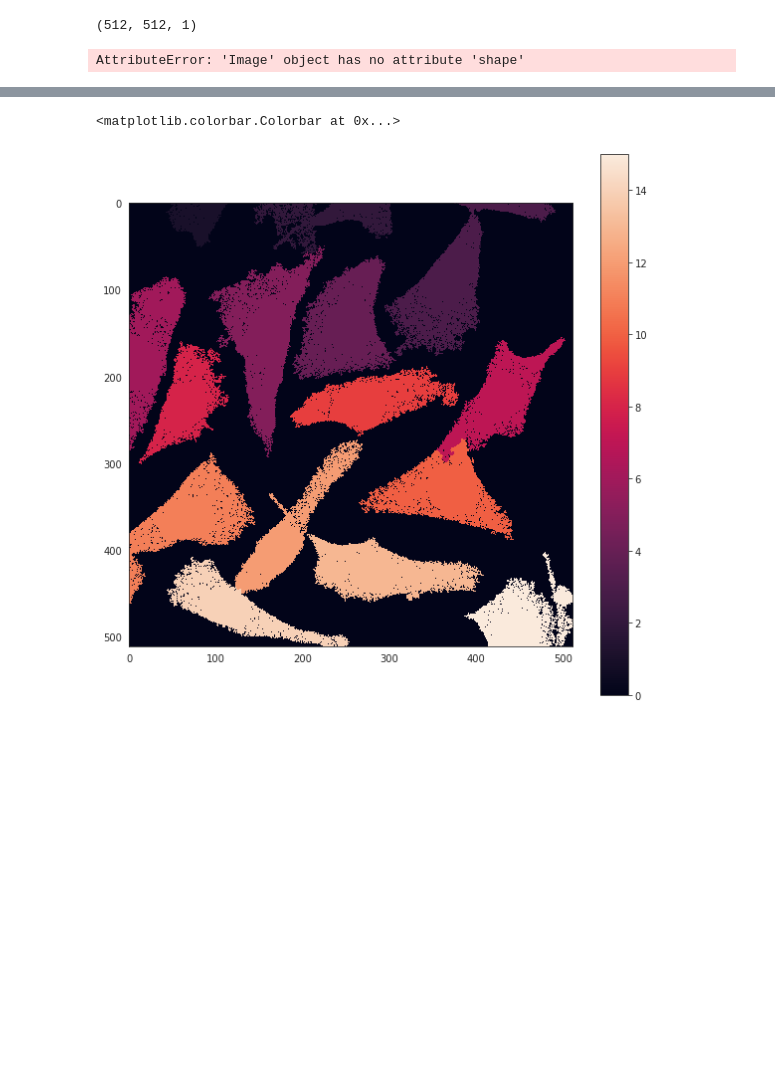
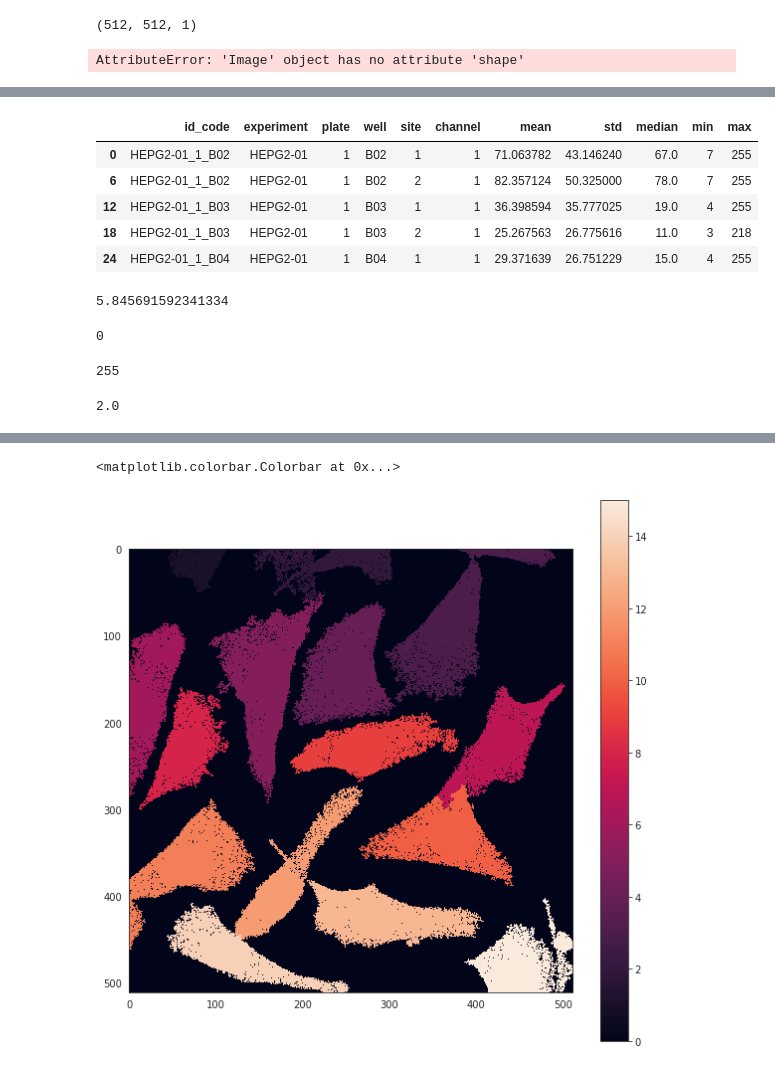
Before and after one commit to serokell/HPA, a Jupyter notebook: IPython/CellsClusterisation.ipynb, the cells around one changed output, grey strips where cells are left out. Drawn from its saved outputs; the diff is of its cells as text; code cells hidden in the pictures; blank space fills up the shorter version.

```diff
--- a/IPython/CellsClusterisation.ipynb
+++ b/IPython/CellsClusterisation.ipynb
@@ -231,3 +247,29 @@ AttributeError: 'Image' object has no attribute 'shape'
+# %%
+ch1_stats = pixel_stats[pixel_stats['channel'] == 1]
+ch1_stats.head()
+# %% [output]
+|  | id_code | experiment | plate | well | site | channel | mean | std | median | min | max |
+| 0 | HEPG2-01_1_B02 | HEPG2-01 | 1 | B02 | 1 | 1 | 71.063782 | 43.146240 | 67.0 | 7 | 255 |
+| 6 | HEPG2-01_1_B02 | HEPG2-01 | 1 | B02 | 2 | 1 | 82.357124 | 50.325000 | 78.0 | 7 | 255 |
+| 12 | HEPG2-01_1_B03 | HEPG2-01 | 1 | B03 | 1 | 1 | 36.398594 | 35.777025 | 19.0 | 4 | 255 |
+| 18 | HEPG2-01_1_B03 | HEPG2-01 | 1 | B03 | 2 | 1 | 25.267563 | 26.775616 | 11.0 | 3 | 218 |
+| 24 | HEPG2-01_1_B04 | HEPG2-01 | 1 | B04 | 1 | 1 | 29.371639 | 26.751229 | 15.0 | 4 | 255 |
+# %%
+ch1_stats['mean'].mean()
+# %% [output]
+5.845691592341334
+# %%
+ch1_stats['min'].min()
+# %% [output]
+0
+# %%
+ch1_stats['max'].max()
+# %% [output]
+255
+# %%
+ch1_stats['median'].median()
+# %% [output]
+2.0
 # %%
 import scipy.ndimage
 
```
Also changed, not shown: parts of 9 cells of this notebook, 2 other files.
